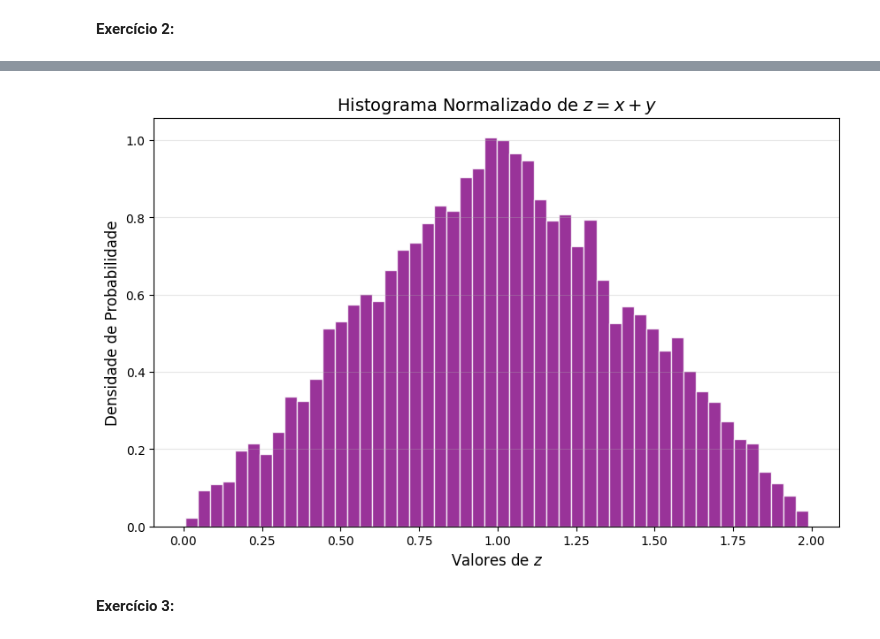
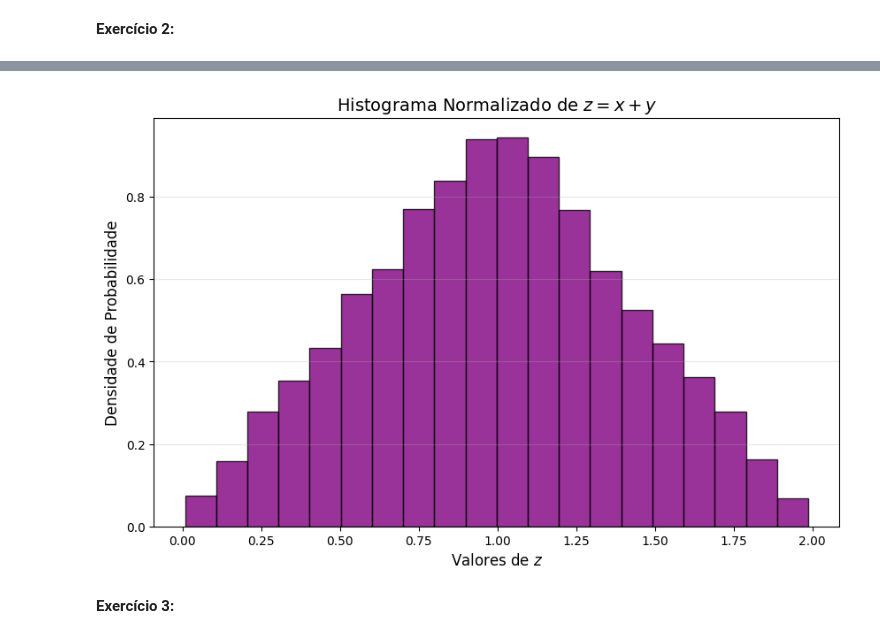
Before and after one commit to PedroVGSC/XbMobile, a Jupyter notebook: exercicios_v0.ipynb, the cells around one changed output, grey strips where cells are left out. Cells and saved outputs as stored; diff of their text form; code cells hidden in the pictures.

```diff
--- a/exercicios_v0.ipynb
+++ b/exercicios_v0.ipynb
@@ -34,30 +34,26 @@ plt.show()
 # %%
 import numpy as np
 import matplotlib.pyplot as plt
 
 M = 10000
 
-# 2. Criando vetores com distribuição aleatória UNIFORME (entre 0 e 1)
 x = np.random.rand(M, 1)
 y = np.random.rand(M, 1)
 
-# 3. Obtendo o vetor z pela soma
 z = x + y
 
-# 4. Plotando o Histograma Normalizado
 plt.figure(figsize=(10, 6))
-
-# 'density=True' é o que torna o histograma normalizado
-plt.hist(z, bins=50, density=True, color='purple', edgecolor='white', alpha=0.8)
+plt.hist(z, bins=20, density=True, color='purple', edgecolor='black', alpha=0.8)
 
 plt.title('Histograma Normalizado de $z = x + y$', fontsize=14)
 plt.xlabel('Valores de $z$', fontsize=12)
 plt.ylabel('Densidade de Probabilidade', fontsize=12)
 plt.grid(axis='y', alpha=0.3)
 
+plt.savefig('figura_histograma.png')
 plt.show()
 # %% [output]
-[figure, old version]
+[figure, new version]
 # %% [markdown]
 **Exercício 3:**
 # %% [markdown]
```
Also changed, not shown: parts of 2 cells of this notebook, 3 other files.
